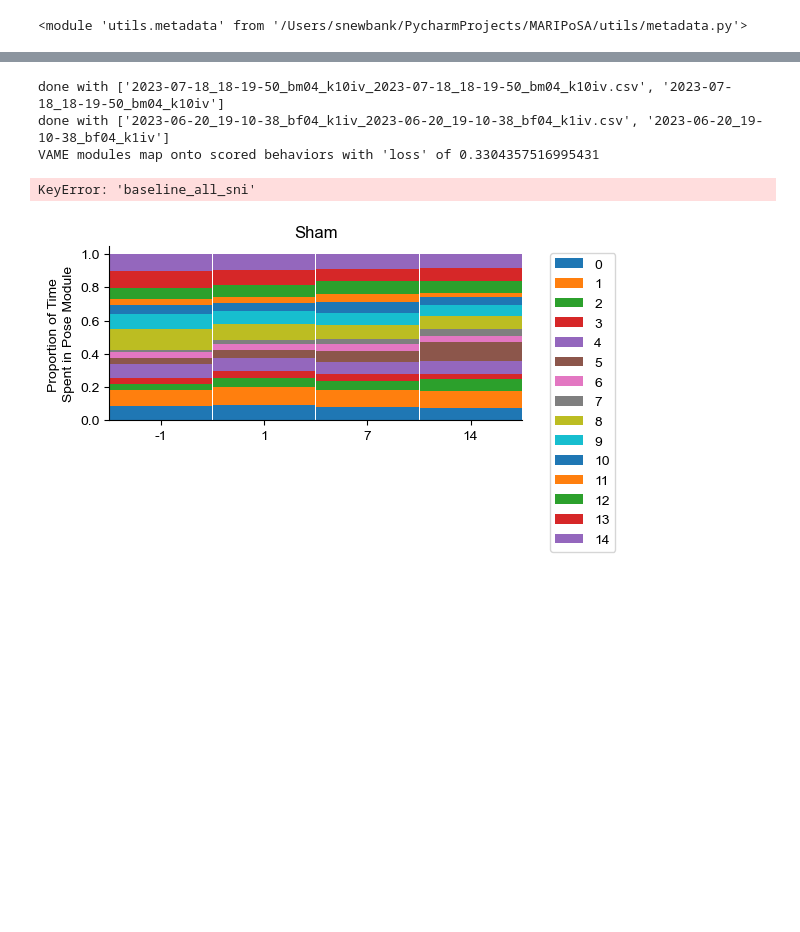
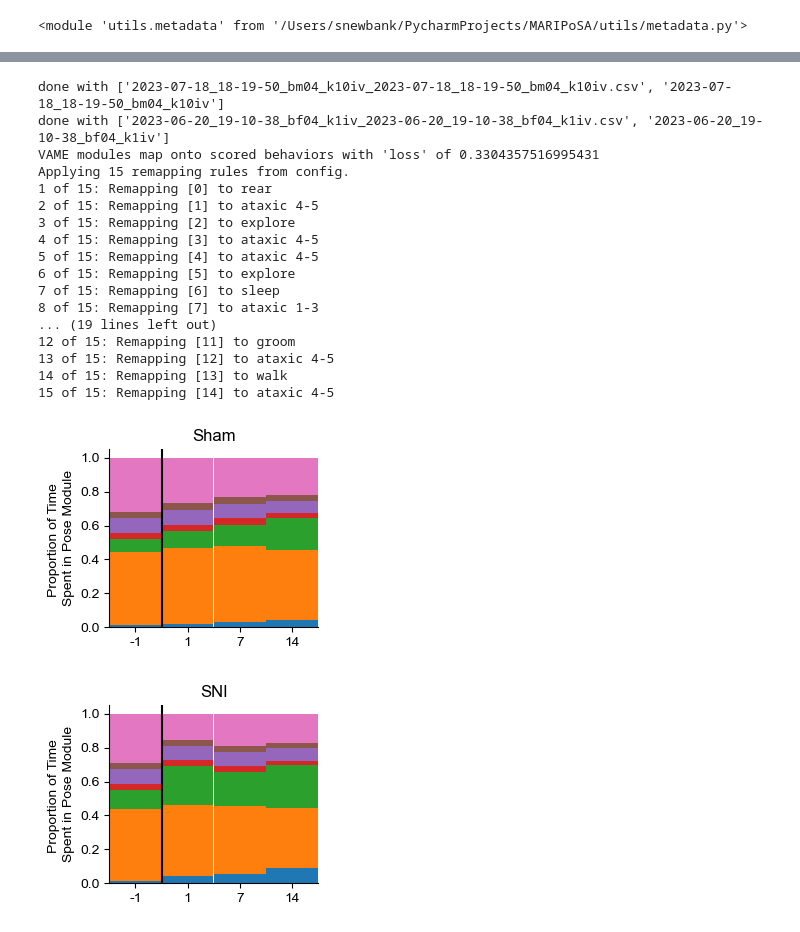
Before and after one commit to s-ewbank/MARIPoSA, a Jupyter notebook: demo/demo3_pca.ipynb, the cells around one changed output, grey strips where cells are left out. Drawn from its saved outputs; the diff is of its cells as text; code cells hidden in the pictures; blank space fills up the shorter version.

```diff
--- a/demo/demo3_pca.ipynb
+++ b/demo/demo3_pca.ipynb
@@ -142,30 +167,49 @@ KeyError: 'baseline_all_sni'
 # %%
-save=False
-
-BORIS_to_pose_mat, BORIS_to_pose_mat_normalized, loss = analysis.BORIS_to_pose(config)
-
-groupname="Sham"
-group=['baseline_shamsal', 'd1_shamsal', 'd7_shamsal', 'd14_shamsal']
-labels_df, n_modules = analysis.label_counter_subgroups(config,0,1200,selected_subgroups=group)
-#labels_df = analysis.make_remappings_from_BORIS(config, labels_df, BORIS_to_pose_mat)
-fig = plot.plot_module_usage_stacked(config, labels_df, 0,1200,alt_xticks=[-1,1,7,14],title=groupname)
-if save == True:
-    plt.savefig(save_path+groupname+"_stacked_pose.png",dpi=500)
-
-
-groupname="SNI"
-group=['baseline_all_sni', 'd1_all_sni', 'd7_all_sni', 'd14_all_sni']
-labels_df, n_modules = analysis.label_counter_subgroups(config,0,1200,selected_subgroups=group)
-#labels_df = analysis.make_remappings_from_BORIS(config, labels_df, BORIS_to_pose_mat)
-fig = plot.plot_module_usage_stacked(config, labels_df, 0,1200,alt_xticks=[-1,1,7,14],title=groupname)
-if save == True:
-    plt.savefig(save_path+groupname+"_stacked_pose.png",dpi=500)
+# BORIS_to_pose_mat, BORIS_to_pose_mat_normalized, loss = analysis.BORIS_to_pose(config)
+#
+# figW=3
+# figH=2.5
+#
+# groupname="Sham"
+# group=['baseline_shamsal', 'd1_shamsal', 'd7_shamsal', 'd14_shamsal']
+# labels_df, n_modules = analysis.label_counter_subgroups(config,0,1200,selected_subgroups=group)
+# labels_df = analysis.make_remappings_from_BORIS(config, labels_df, BORIS_to_pose_mat)
+# fig = plot.plot_module_usage_stacked(config, labels_df, 0,1200,alt_xticks=[-1,1,7,14],title=groupname,figW=figW,figH=figH,legend=False)
+# if lines==True:
+#     plt.axvline(0.5,color="black")
+# if save == True:
+#     plt.savefig(save_path+groupname+"_stacked_pose_remapped.png",dpi=500)
+#
+#
+# groupname="SNI"
+# group=['baseline_all_sni', 'd1_all_sni', 'd7_all_sni', 'd14_all_sni']
+# labels_df, n_modules = analysis.label_counter_subgroups(config,0,1200,selected_subgroups=group)
+# labels_df = analysis.make_remappings_from_BORIS(config, labels_df, BORIS_to_pose_mat)
+# fig = plot.plot_module_usage_stacked(config, labels_df, 0,1200,alt_xticks=[-1,1,7,14],title=groupname,figW=figW,figH=figH,legend=False)
+# if lines==True:
+#     plt.axvline(0.5,color="black")
+# if save == True:
+#     plt.savefig(save_path+groupname+"_stacked_pose_remapped.png",dpi=500)
 # %% [output]
 done with ['2023-07-18_18-19-50_bm04_k10iv_2023-07-18_18-19-50_bm04_k10iv.csv', '2023-07-18_18-19-50_bm04_k10iv']
 done with ['2023-06-20_19-10-38_bf04_k1iv_2023-06-20_19-10-38_bf04_k1iv.csv', '2023-06-20_19-10-38_bf04_k1iv']
 VAME modules map onto scored behaviors with 'loss' of 0.3304357516995431
+Applying 15 remapping rules from config.
+1 of 15: Remapping [0] to rear
+2 of 15: Remapping [1] to ataxic 4-5
+3 of 15: Remapping [2] to explore
+4 of 15: Remapping [3] to ataxic 4-5
+5 of 15: Remapping [4] to ataxic 4-5
+6 of 15: Remapping [5] to explore
+7 of 15: Remapping [6] to sleep
+8 of 15: Remapping [7] to ataxic 1-3
+... (19 lines left out)
+12 of 15: Remapping [11] to groom
+13 of 15: Remapping [12] to ataxic 4-5
+14 of 15: Remapping [13] to walk
+15 of 15: Remapping [14] to ataxic 4-5
-KeyError: 'baseline_all_sni'
-[figure, old version]
+[figure, new version]
+[figure, added]
 # %%
 #selected_subgroups=['d1_shamsal', 'd7_shamsal', 'd14_shamsal','d1_all_sni','d7_all_sni', 'd14_all_sni']
 selected_subgroups=['d14_shamsal','d14_all_sni']
```
Also changed, not shown: parts of 37 cells of this notebook, 4 other files.
